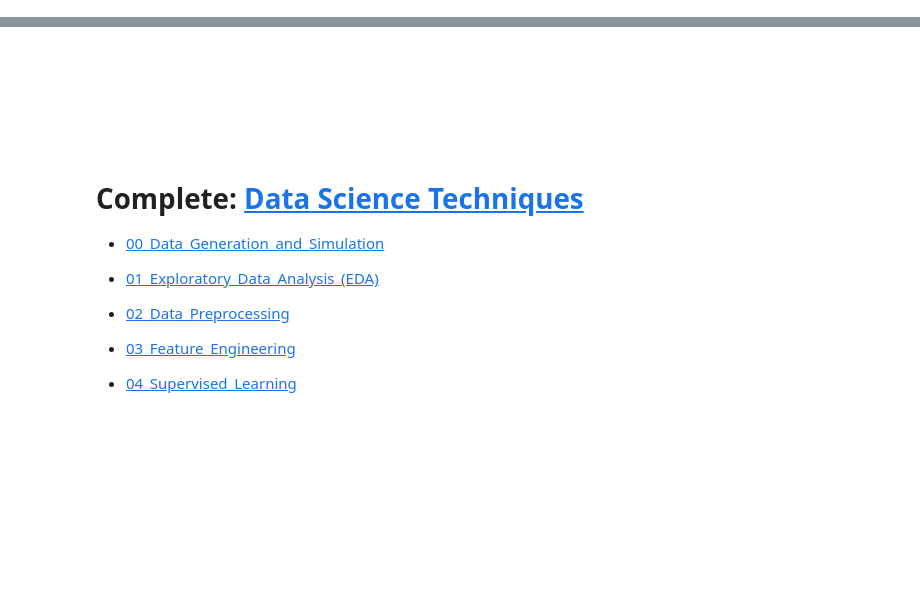
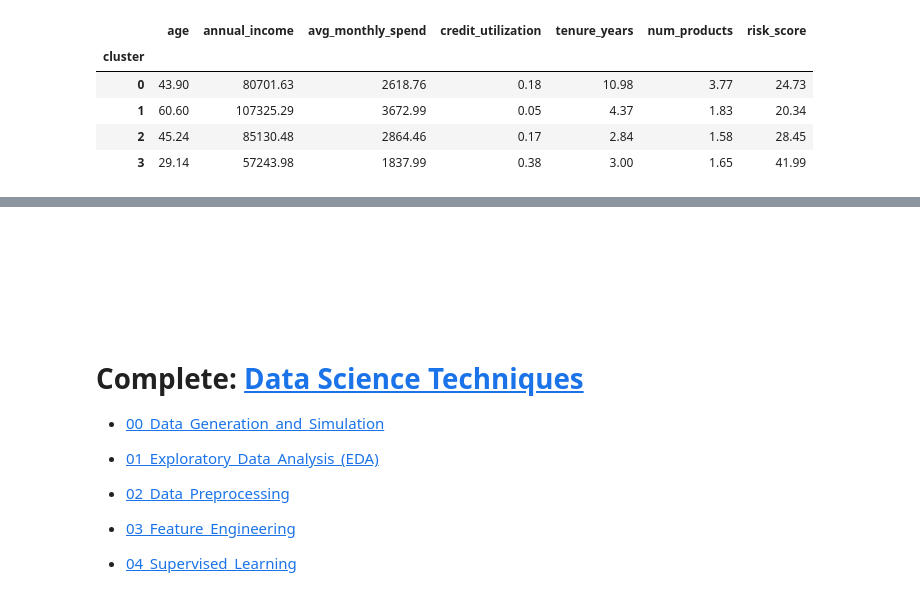
Before and after one commit to lei-soares/Data-Science-Techniques, a Jupyter notebook: 05_Unsupervised_Learning/01_clustering/02_hierarchical_clustering.ipynb, the cells around one changed output, grey strips where cells are left out. Drawn from its saved outputs; the diff is of its cells as text; code cells hidden in the pictures; blank space fills up the shorter version.

```diff
--- a/05_Unsupervised_Learning/01_clustering/02_hierarchical_clustering.ipynb
+++ b/05_Unsupervised_Learning/01_clustering/02_hierarchical_clustering.ipynb
@@ -0,0 +207,16 @@
+# %%
+cluster_profile = (
+    df
+    .groupby("cluster")[features]
+    .mean()
+    .round(2)
+)
+
+cluster_profile
+# %% [output]
+|  | age | annual_income | avg_monthly_spend | credit_utilization | tenure_years | num_products | risk_score |
+| cluster |  |  |  |  |  |  |  |
+| 0 | 43.90 | 80701.63 | 2618.76 | 0.18 | 10.98 | 3.77 | 24.73 |
+| 1 | 60.60 | 107325.29 | 3672.99 | 0.05 | 4.37 | 1.83 | 20.34 |
+| 2 | 45.24 | 85130.48 | 2864.46 | 0.17 | 2.84 | 1.58 | 28.45 |
+| 3 | 29.14 | 57243.98 | 1837.99 | 0.38 | 3.00 | 1.65 | 41.99 |
```
Also changed, not shown: parts of 23 cells of this notebook, 2 other files.
